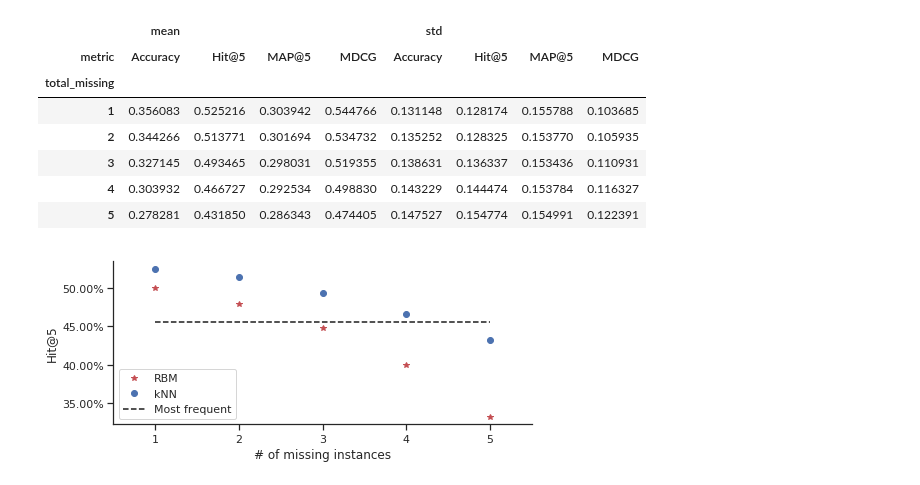
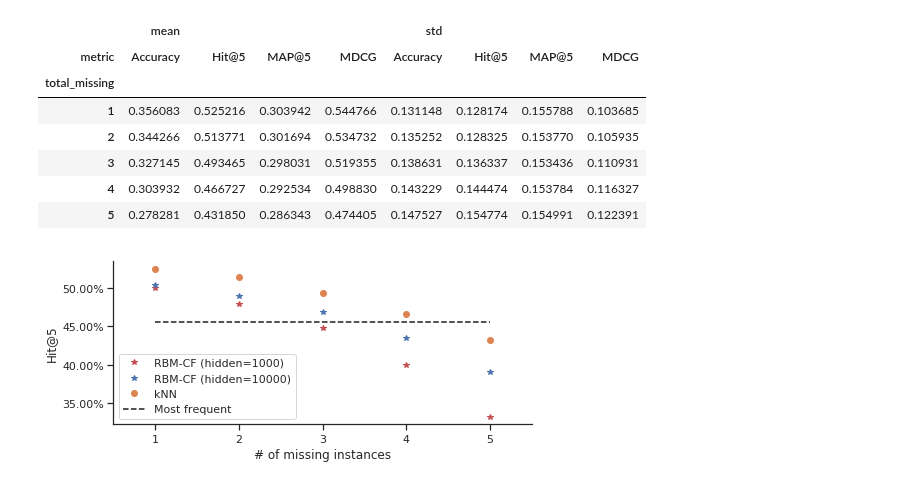
Before and after one commit to SrMouraSilva/RBM, a Jupyter notebook: experiments/notebooks/Lost information.ipynb, the cells around one changed output. Saved outputs shown, nothing was run; the diff lists cells and outputs as text; code cells hidden in the pictures.

Commit message:
Inspect RBM-CF results

```diff
--- a/experiments/notebooks/Lost information.ipynb
+++ b/experiments/notebooks/Lost information.ipynb
@@ -6,12 +8,15 @@
 import numpy as np
 import pandas as pd
 
-data = pd.read_csv('../rbm_results.csv', index_col=0)
+data = pd.read_csv('../rbm_results-early-10000.csv', index_col=0)
 data['total_missing'] = data['missing'].str.split(',').str.len() + 1
 data['total_missing'] = np.where(data['missing'] == 'set()', 1, data['total_missing'])
-rbm_pivot = data.groupby(['metric', 'total_missing'])['value'].agg(["mean", "std"]) \
+
+model['RBM-CF 10000'] = data
+
+rbm_pivot_10000 = data.groupby(['metric', 'total_missing'])['value'].agg(["mean", "std"]) \
     .pivot_table(index=['total_missing'], columns='metric', values=['mean', 'std'])
-rbm_pivot
+rbm_pivot_10000
 # %% [output]
 |  | mean |  |  |  | std |  |  |  |
 | metric | Accuracy | Hit@5 | MAP@5 | MDCG | Accuracy | Hit@5 | MAP@5 | MDCG |
@@ -24,13 +31,13 @@ rbm_pivot
 # %%
-import numpy as np
-import pandas as pd
-
-data = pd.read_csv('../rbm_results-early.csv', index_col=0)
+data = pd.read_csv('../rbm_results-early-1000.csv', index_col=0)
 data['total_missing'] = data['missing'].str.split(',').str.len() + 1
 data['total_missing'] = np.where(data['missing'] == 'set()', 1, data['total_missing'])
-rbm_pivot = data.groupby(['metric', 'total_missing'])['value'].agg(["mean", "std"]) \
+
+model['RBM-CF 1000'] = data
+
+rbm_pivot_1000 = data.groupby(['metric', 'total_missing'])['value'].agg(["mean", "std"]) \
     .pivot_table(index=['total_missing'], columns='metric', values=['mean', 'std'])
-rbm_pivot
+rbm_pivot_1000
 # %% [output]
 |  | mean |  |  |  | std |  |  |  |
 | metric | Accuracy | Hit@5 | MAP@5 | MDCG | Accuracy | Hit@5 | MAP@5 | MDCG |
@@ -83,27 +96,28 @@ knn_pivot
 # %%
 %matplotlib inline
 
 import matplotlib.pyplot as plt
 import seaborn as sns
 
 sns.set()
 sns.set_style("ticks")
 
 #pivot['mean']['Hit@5'].plot(yerr=pivot['std']['Hit@5'])
 df = pd.DataFrame([
-    rbm_pivot['mean']['Hit@5'],
+    rbm_pivot_1000['mean']['Hit@5'],
+    rbm_pivot_10000['mean']['Hit@5'],
     knn_pivot['mean']['Hit@5'],
     common_pivot['mean']['Hit@5']
 ]).T
-df.columns = ['RBM', 'kNN', 'Most frequent']
-ax = df.plot(style=['r*', 'o', '--k'], figsize=(7.5, 3))#yerr=[rbm_pivot['std']['Hit@5'], knn_pivot['std']['Hit@5'], (0,0,0,0,0)])
+df.columns = ['RBM-CF (hidden=1000)', 'RBM-CF (hidden=10000)', 'kNN', 'Most frequent']
+ax = df.plot(style=['r*', '*', 'o', '--k'], figsize=(7.5, 3))#yerr=[rbm_pivot['std']['Hit@5'], knn_pivot['std']['Hit@5'], (0,0,0,0,0)])
 ax.set_xlabel('# of missing instances')
 ax.set_ylabel('Hit@5');
 ax.set_yticklabels(['{:,.2%}'.format(x) for x in ax.get_yticks()])
 plt.xlim([0.5, 5.5])
 
 #plt.ylim([-3, 3])
 sns.despine();
 ax.get_figure().savefig("hit5-multiple.pdf", bbox_inches='tight')
 # %% [output]
-[figure, old version]
+[figure, new version]
```
Also changed, not shown: parts of 9 cells of this notebook, 6 other files.
